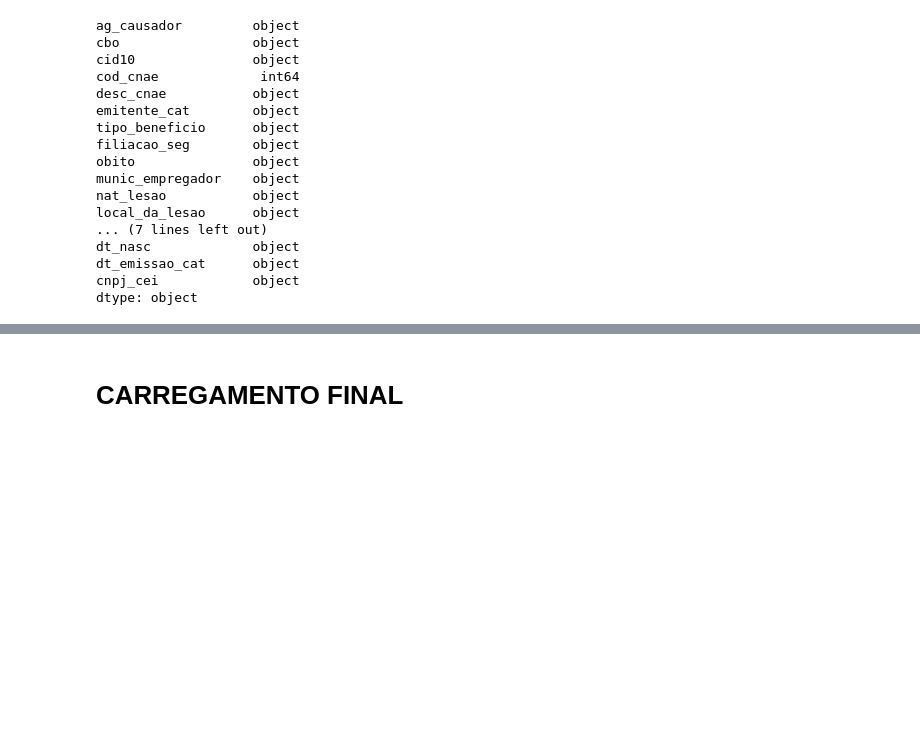
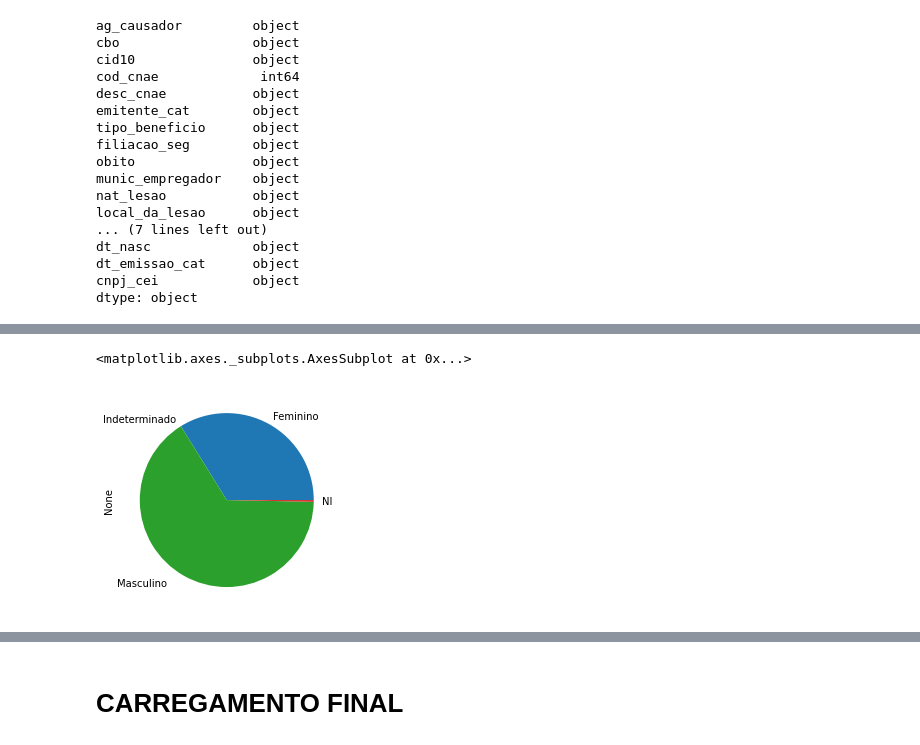
Before and after one commit to caioitalo/soulcode, a Jupyter notebook: Projeto_Aquecimento.ipynb, the cells around one changed output, grey strips where cells are left out. Cells and saved outputs as stored; diff of their text form; code cells hidden in the pictures; blank space fills up the shorter version.

```diff
--- a/Projeto_Aquecimento.ipynb
+++ b/Projeto_Aquecimento.ipynb
@@ -232,5 +210,12 @@ dt_nasc             object
 dt_emissao_cat      object
 cnpj_cei            object
 dtype: object
+# %%
+#criando uma lista para armazenar os IDs e após isso inserando na tabela
+id = []
+for i in range(len(df)):
+  id.append(str(i))
+
+df.insert(0,'id',id)
 # %%
 # usando unique novamente para checar inconsistências de cada coluna
@@ -248,6 +234,20 @@ array(['Empregado', 'Trabalhador Avulso', nan, 'Segurado Especial'],
 df['cod_cnae'] = df['cod_cnae'].astype(str)
 for coluna in df:
   df[coluna] = df[coluna].str.strip()
-# %%
-# Trocando os valores inconsistentes
-df.replace('{ñ class}',np.nan,inplace=True)
+# %%
+# Trocando os valores inconsistentes.
+# Trocando os valores por NI, para manter um padrão de dados que não foram informados/ignorados/inconsistentes.
+# Data foi passado para NaN pois o structype do spark não aceitaria String na coluna
+df.replace('{ñ class}','NI',inplace=True)
+df.replace('{ñ', 'NI',inplace=True)
+df.replace('Zerado', 'NI',inplace=True)
+df.replace('Ignorado', 'NI',inplace=True)
+df.replace('00.000.000.000.000', 'NI',inplace=True)
+df.replace('0000/00', 'NI',inplace=True)
+df.replace('00/00/0000', np.nan,inplace=True)
+df['Sexo'].replace('Não Informado','NI',inplace=True)
+# %%
+# tratamos o 00/00/0000 como NaN para ser possível transformá-lo em data a fim de ser possível colocá-lo em Struct Type em Pyspark.
+df['data'] = pd.to_datetime(df['data'],dayfirst=True)
+df['dt_nasc'] = pd.to_datetime(df['dt_nasc'],dayfirst=True)
+df['dt_emissao_cat'] = pd.to_datetime(df['dt_emissao_cat'],dayfirst=True)
@@ -253,0 +279,6 @@ df.replace('{ñ class}',np.nan,inplace=True)
+# %%
+# Plotagem de CAT/sexo. Pode-se notar uma prepoderância do sexo masculino em acidentes de trabalho
+df.groupby('Sexo').size().plot.pie()
+# %% [output]
+<matplotlib.axes._subplots.AxesSubplot at 0x...>
+[figure, added]
```
Also changed, not shown: parts of 77 cells of this notebook.
